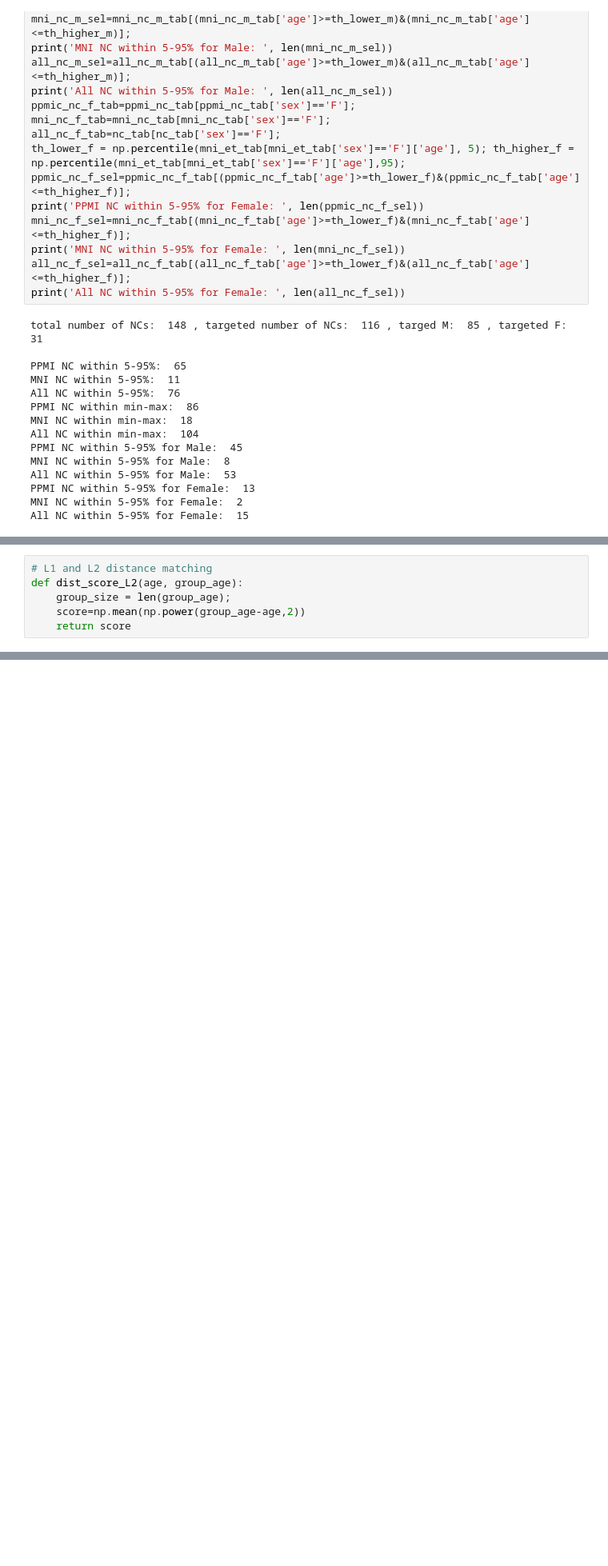
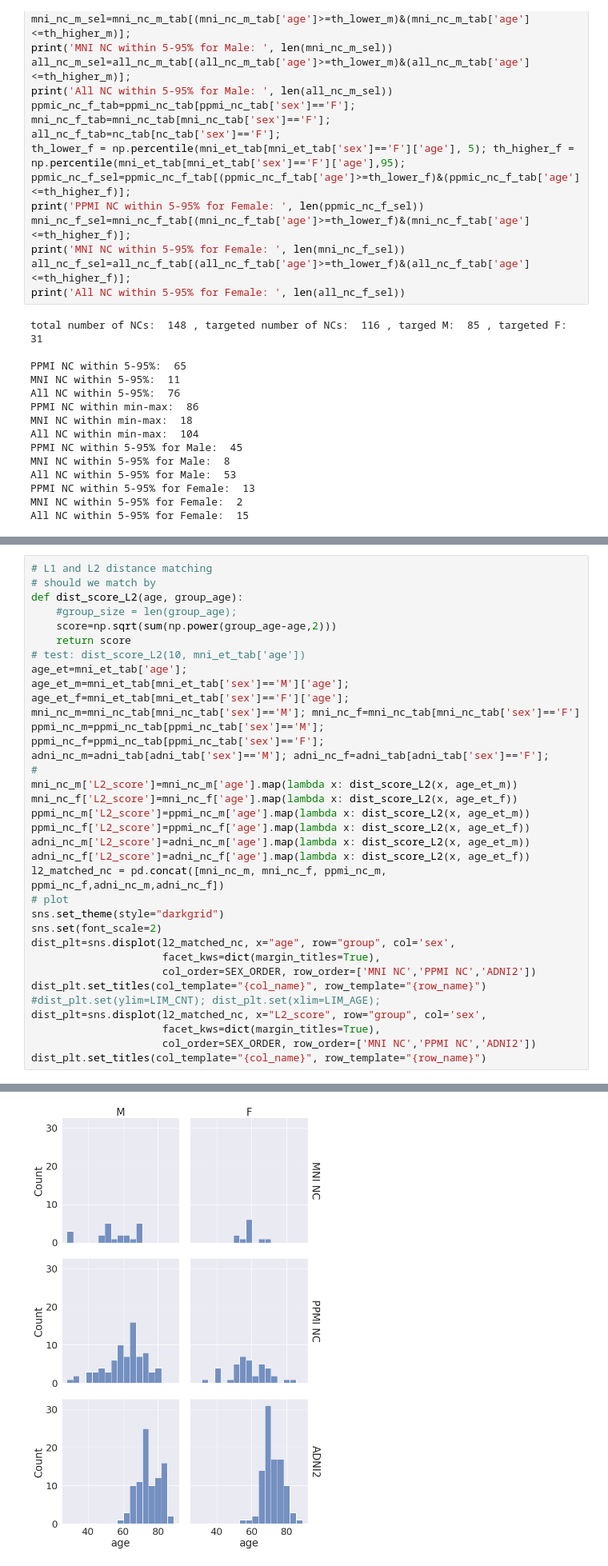
Before and after one commit to Vincent-wq/Replicability-of-PD-ICA, a Jupyter notebook: codes/devel/cerebellum_confounder/ppmi_matching.ipynb, the cells around one changed output, grey strips where cells are left out. Shown at 80% size. Drawn from its saved outputs; the diff is of its cells as text; blank space fills up the shorter version.

```diff
--- a/codes/devel/cerebellum_confounder/ppmi_matching.ipynb
+++ b/codes/devel/cerebellum_confounder/ppmi_matching.ipynb
@@ -323,6 +356,35 @@ Name: age, dtype: int64
-# %%
-# L1 and L2 distance matching
-def dist_score_L2(age, group_age):
-    group_size = len(group_age);
-    score=np.mean(np.power(group_age-age,2))
-    return score
+# %%
+# L1 and L2 distance matching
+# should we match by
+def dist_score_L2(age, group_age):
+    #group_size = len(group_age);
+    score=np.sqrt(sum(np.power(group_age-age,2)))
+    return score
+# test: dist_score_L2(10, mni_et_tab['age'])
+age_et=mni_et_tab['age'];
+age_et_m=mni_et_tab[mni_et_tab['sex']=='M']['age'];
+age_et_f=mni_et_tab[mni_et_tab['sex']=='F']['age'];
+mni_nc_m=mni_nc_tab[mni_nc_tab['sex']=='M']; mni_nc_f=mni_nc_tab[mni_nc_tab['sex']=='F']
+ppmi_nc_m=ppmi_nc_tab[ppmi_nc_tab['sex']=='M']; ppmi_nc_f=ppmi_nc_tab[ppmi_nc_tab['sex']=='F'];
+adni_nc_m=adni_tab[adni_tab['sex']=='M']; adni_nc_f=adni_tab[adni_tab['sex']=='F'];
+#
+mni_nc_m['L2_score']=mni_nc_m['age'].map(lambda x: dist_score_L2(x, age_et_m))
+mni_nc_f['L2_score']=mni_nc_f['age'].map(lambda x: dist_score_L2(x, age_et_f))
+ppmi_nc_m['L2_score']=ppmi_nc_m['age'].map(lambda x: dist_score_L2(x, age_et_m))
+ppmi_nc_f['L2_score']=ppmi_nc_f['age'].map(lambda x: dist_score_L2(x, age_et_f))
+adni_nc_m['L2_score']=adni_nc_m['age'].map(lambda x: dist_score_L2(x, age_et_m))
+adni_nc_f['L2_score']=adni_nc_f['age'].map(lambda x: dist_score_L2(x, age_et_f))
+l2_matched_nc = pd.concat([mni_nc_m, mni_nc_f, ppmi_nc_m, ppmi_nc_f,adni_nc_m,adni_nc_f])
+# plot
+sns.set_theme(style="darkgrid")
+sns.set(font_scale=2)
+dist_plt=sns.displot(l2_matched_nc, x="age", row="group", col='sex',
+                     facet_kws=dict(margin_titles=True),
+                     col_order=SEX_ORDER, row_order=['MNI NC','PPMI NC','ADNI2'])
+dist_plt.set_titles(col_template="{col_name}", row_template="{row_name}")
+#dist_plt.set(ylim=LIM_CNT); dist_plt.set(xlim=LIM_AGE);
+dist_plt=sns.displot(l2_matched_nc, x="L2_score", row="group", col='sex',
+                     facet_kws=dict(margin_titles=True),
+                     col_order=SEX_ORDER, row_order=['MNI NC','PPMI NC','ADNI2'])
+dist_plt.set_titles(col_template="{col_name}", row_template="{row_name}")
+# %% [output]
@@ -328,0 +409 @@ def dist_score_L2(age, group_age):
+[figure, added]
```
Also changed, not shown: parts of 10 cells of this notebook.
